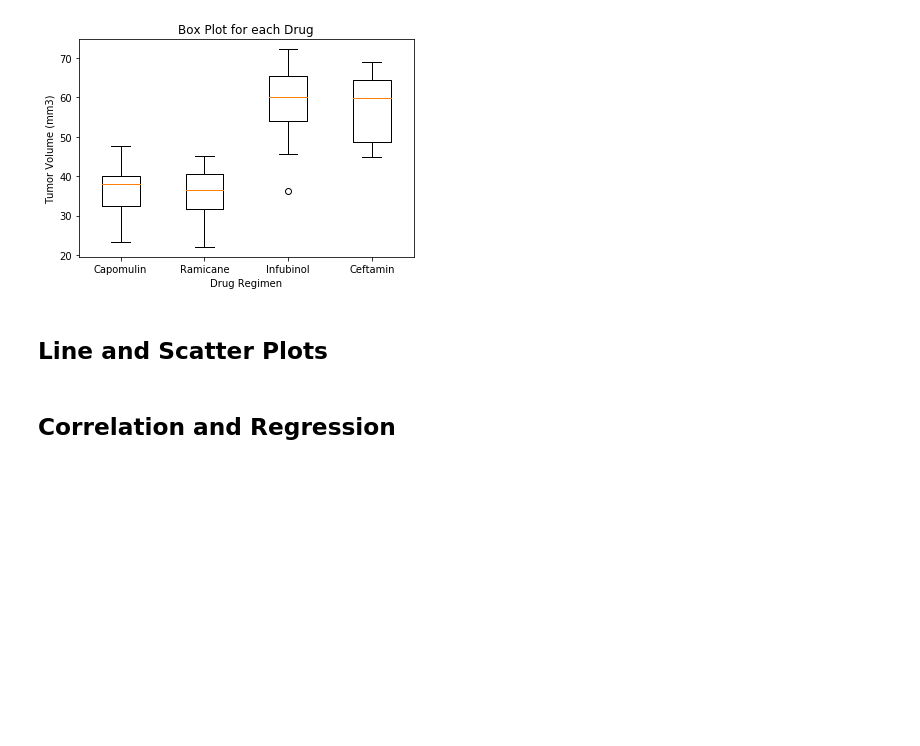
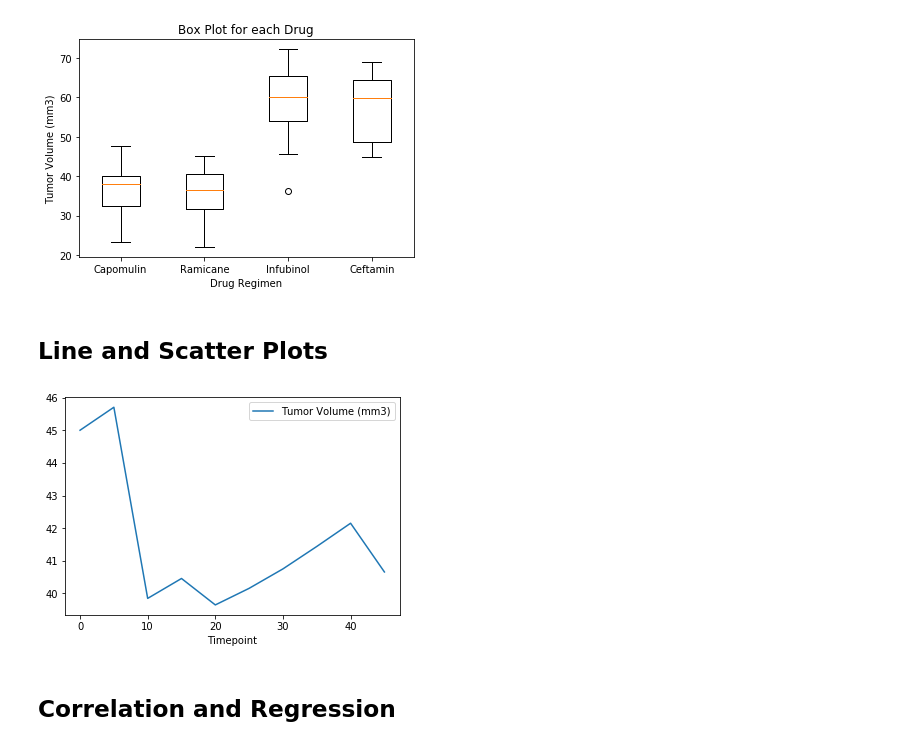
Before and after one commit to gfstuhr/matplotlib-challenge, a Jupyter notebook: pymaceuticals_starter.ipynb, the cells around one changed output. Cells and saved outputs as stored; diff of their text form; code cells hidden in the pictures; blank space fills up the shorter version.

Commit message:
time plot

```diff
--- a/pymaceuticals_starter.ipynb
+++ b/pymaceuticals_starter.ipynb
@@ -246,6 +246,14 @@ plt.show()
 ## Line and Scatter Plots
 # %%
 # Generate a line plot of time point versus tumor volume for a mouse treated with Capomulin
+mouse_df=clean_data["Drug Regimen"]=="Capomulin"
+capomulin=clean_data[mouse_df]
+mouse_df=capomulin["Mouse ID"]=="v923"
+mouse=capomulin[mouse_df]
+mouse.plot("Timepoint", "Tumor Volume (mm3)")
+plt.show()
+# %% [output]
+[figure, added]
 # %%
 # Generate a scatter plot of mouse weight versus average tumor volume for the Capomulin regimen
 # %% [markdown]
```
